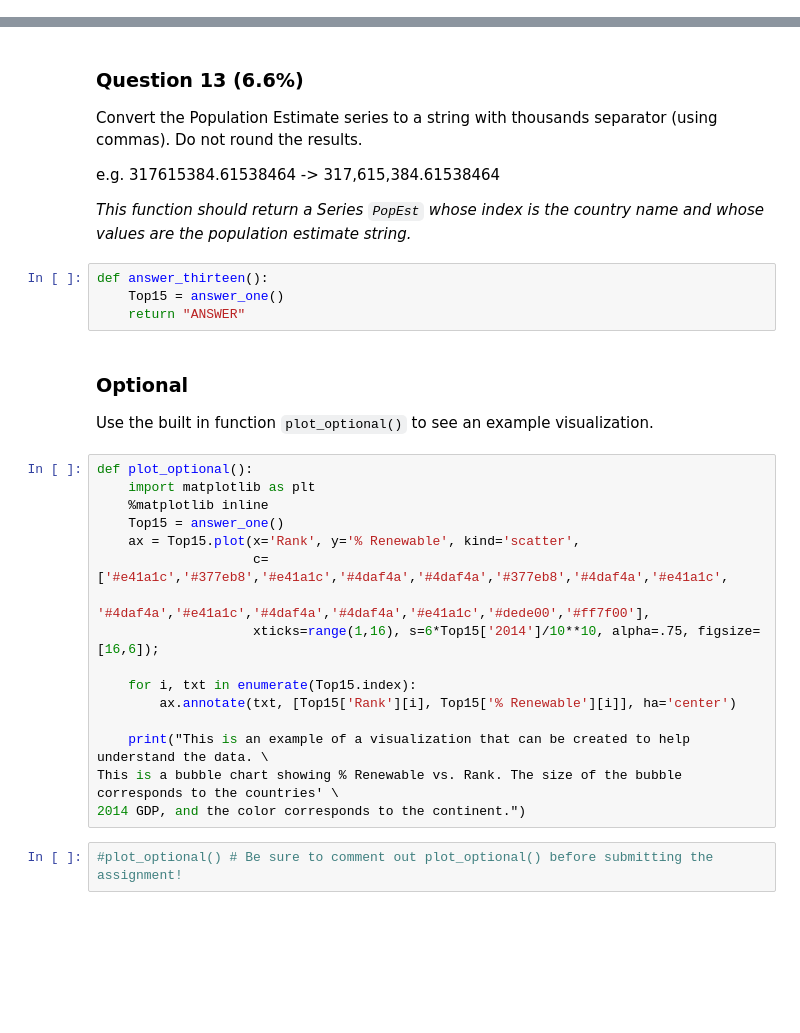
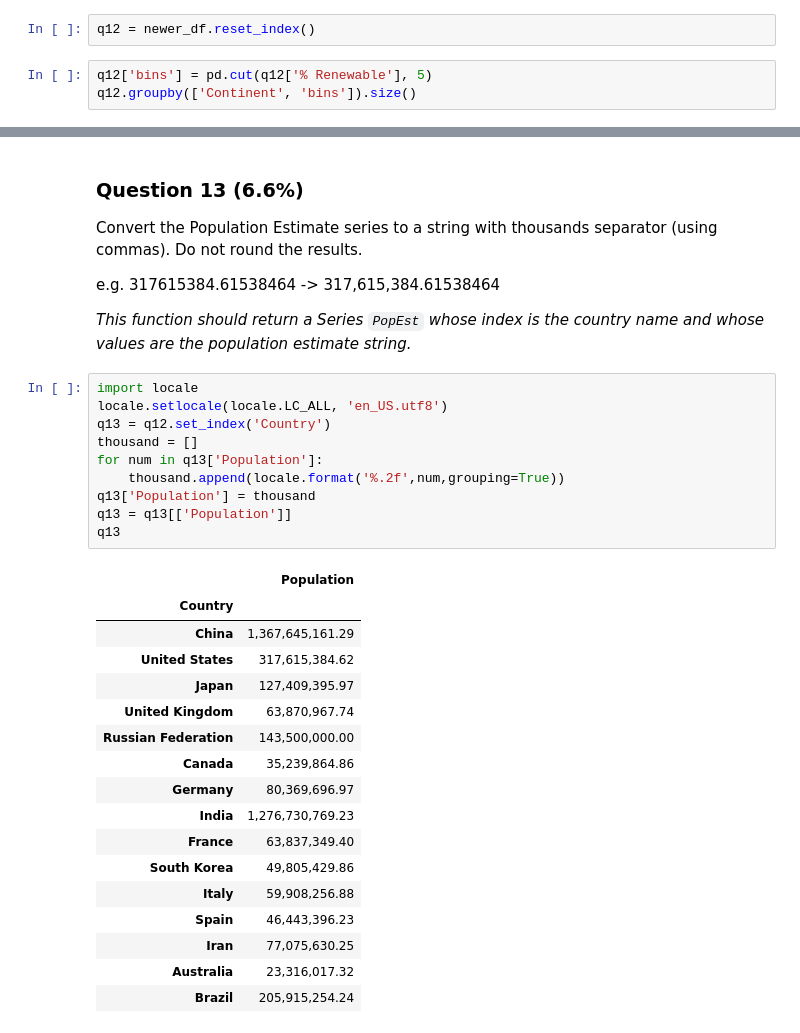
Before and after one commit to dmsmiley/100-pandas-puzzles, a Jupyter notebook: Assignment_3.ipynb, the cells around one changed output, grey strips where cells are left out. Saved outputs shown, nothing was run; the diff lists cells and outputs as text; blank space fills up the shorter version.

```diff
--- a/Assignment_3.ipynb
+++ b/Assignment_3.ipynb
@@ -378,0 +442,5 @@ def answer_twelve():
+# %%
+q12 = newer_df.reset_index()
+# %%
+q12['bins'] = pd.cut(q12['% Renewable'], 5)
+q12.groupby(['Continent', 'bins']).size()
@@ -383,29 +463,31 @@ Convert the Population Estimate series to a string with thousands separator (usi
 e.g. 317615384.61538464 -> 317,615,384.61538464
 
 *This function should return a Series `PopEst` whose index is the country name and whose values are the population estimate string.*
-# %%
-def answer_thirteen():
-    Top15 = answer_one()
-    return "ANSWER"
-# %% [markdown]
-### Optional
-
-Use the built in function `plot_optional()` to see an example visualization.
-# %%
-def plot_optional():
-    import matplotlib as plt
-    %matplotlib inline
-    Top15 = answer_one()
-    ax = Top15.plot(x='Rank', y='% Renewable', kind='scatter',
-                    c=['#e41a1c','#377eb8','#e41a1c','#4daf4a','#4daf4a','#377eb8','#4daf4a','#e41a1c',
-                       '#4daf4a','#e41a1c','#4daf4a','#4daf4a','#e41a1c','#dede00','#ff7f00'],
-                    xticks=range(1,16), s=6*Top15['2014']/10**10, alpha=.75, figsize=[16,6]);
-
-    for i, txt in enumerate(Top15.index):
-        ax.annotate(txt, [Top15['Rank'][i], Top15['% Renewable'][i]], ha='center')
-
-    print("This is an example of a visualization that can be created to help understand the data. \
-This is a bubble chart showing % Renewable vs. Rank. The size of the bubble corresponds to the countries' \
-2014 GDP, and the color corresponds to the continent.")
-# %%
-#plot_optional() # Be sure to comment out plot_optional() before submitting the assignment!
+# %%
+import locale
+locale.setlocale(locale.LC_ALL, 'en_US.utf8')
+q13 = q12.set_index('Country')
+thousand = []
+for num in q13['Population']:
+    thousand.append(locale.format('%.2f',num,grouping=True))
+q13['Population'] = thousand
+q13 = q13[['Population']]
+q13
+# %% [output]
+|  | Population |
+| Country |  |
+| China | 1,367,645,161.29 |
+| United States | 317,615,384.62 |
+| Japan | 127,409,395.97 |
+| United Kingdom | 63,870,967.74 |
+| Russian Federation | 143,500,000.00 |
+| Canada | 35,239,864.86 |
+| Germany | 80,369,696.97 |
+| India | 1,276,730,769.23 |
+| France | 63,837,349.40 |
+| South Korea | 49,805,429.86 |
+| Italy | 59,908,256.88 |
+| Spain | 46,443,396.23 |
+| Iran | 77,075,630.25 |
+| Australia | 23,316,017.32 |
+| Brazil | 205,915,254.24 |
```
Also changed, not shown: parts of 21 cells of this notebook.
